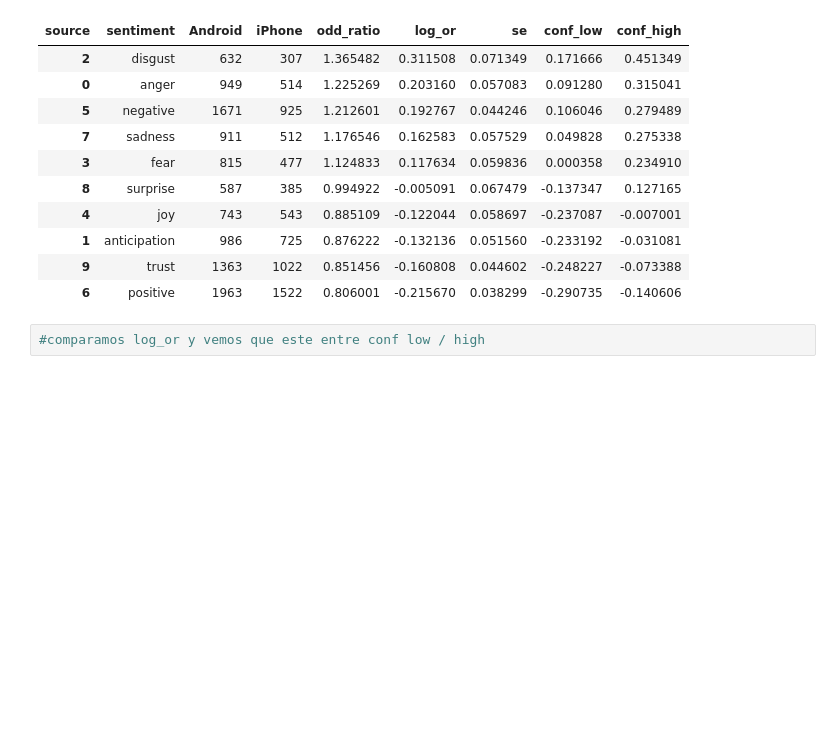
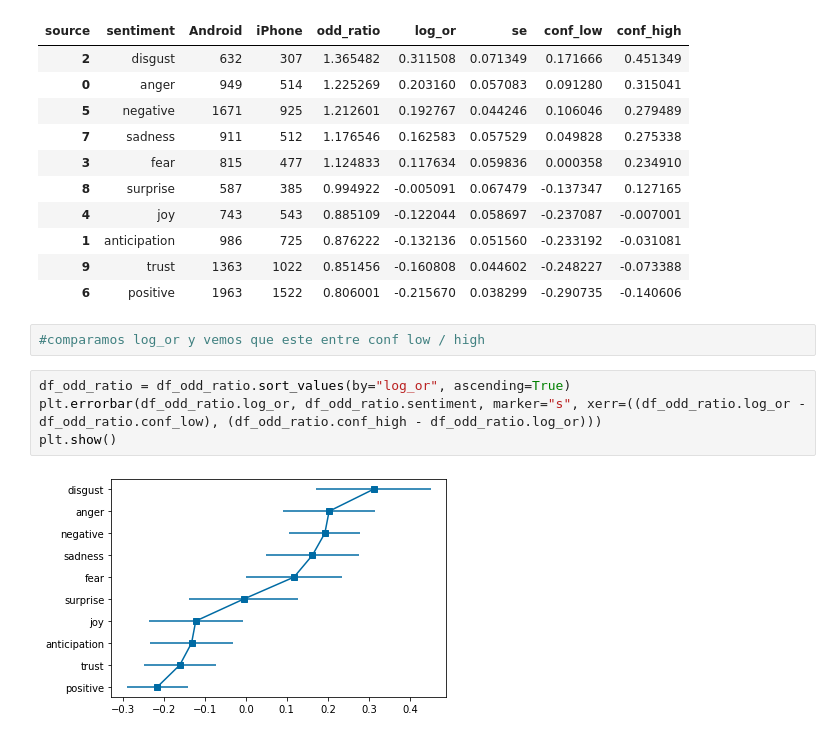
Before and after one commit to sepeca15/NLP-Project, a Jupyter notebook: ExtraTaskNLP/Analyzing_Tweets_4GKS.ipynb, the cells around one changed output. Cells and saved outputs as stored; diff of their text form; blank space fills up the shorter version.

```diff
--- a/ExtraTaskNLP/Analyzing_Tweets_4GKS.ipynb
+++ b/ExtraTaskNLP/Analyzing_Tweets_4GKS.ipynb
@@ -444,3 +444,9 @@ df_odd_ratio.sort_values(by="log_or", ascending=False)
 | 6 | positive | 1963 | 1522 | 0.806001 | -0.215670 | 0.038299 | -0.290735 | -0.140606 |
 # %%
 #comparamos log_or y vemos que este entre conf low / high
+# %%
+df_odd_ratio = df_odd_ratio.sort_values(by="log_or", ascending=True)
+plt.errorbar(df_odd_ratio.log_or, df_odd_ratio.sentiment, marker="s", xerr=((df_odd_ratio.log_or - df_odd_ratio.conf_low), (df_odd_ratio.conf_high - df_odd_ratio.log_or)))
+plt.show()
+# %% [output]
+[figure, added]
```
